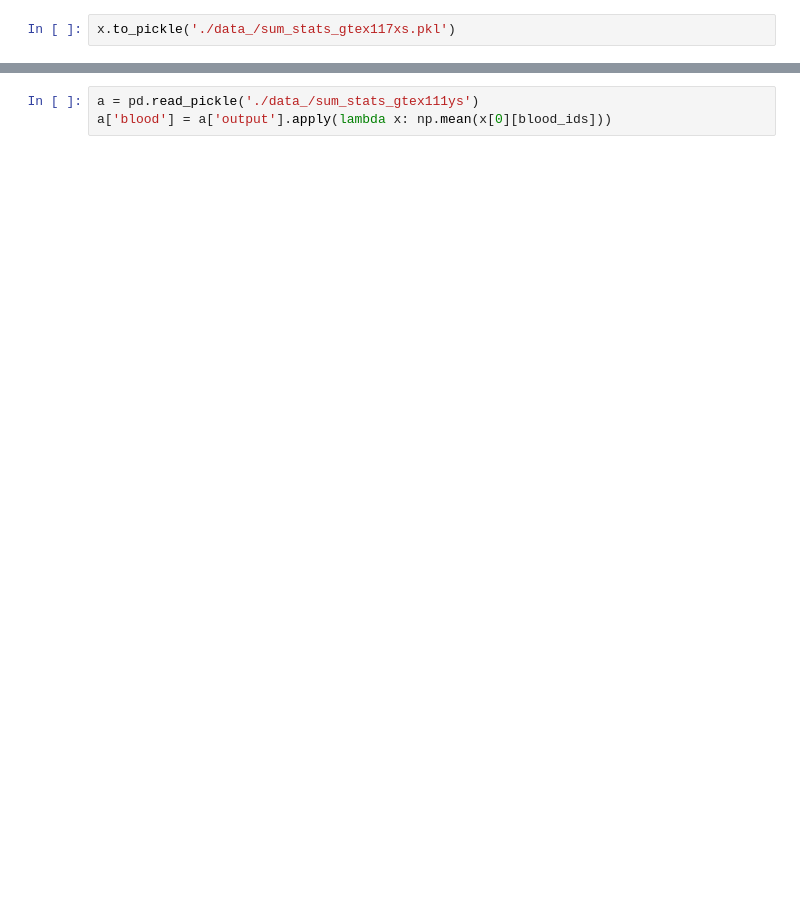
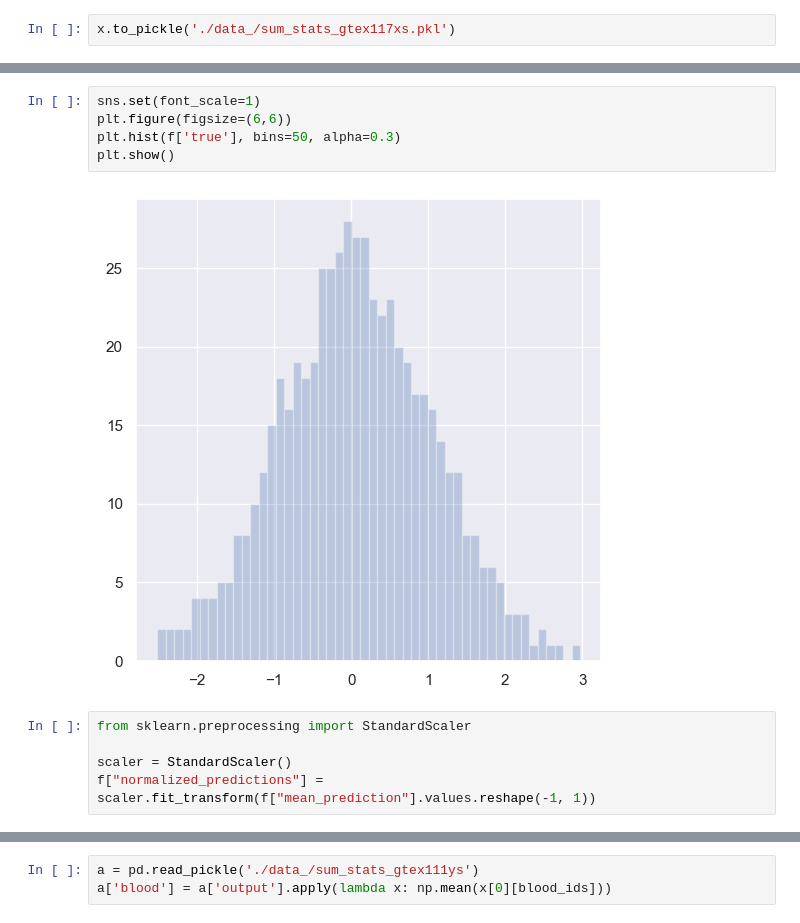
Before and after one commit to Kevinxsn/deep_learning_and_gene_expression, a Jupyter notebook: gtex-Copy1.ipynb, the cells around one changed output, grey strips where cells are left out. Drawn from its saved outputs; the diff is of its cells as text; blank space fills up the shorter version.

```diff
--- a/gtex-Copy1.ipynb
+++ b/gtex-Copy1.ipynb
@@ -339,0 +350,12 @@ e = pd.read_pickle('./data_/sum_stats_chr1_gtex111ys.pkl')
+# %%
+sns.set(font_scale=1)
+plt.figure(figsize=(6,6))
+plt.hist(f['true'], bins=50, alpha=0.3)
+plt.show()
+# %% [output]
+[figure, added]
+# %%
+from sklearn.preprocessing import StandardScaler
+
+scaler = StandardScaler()
+f["normalized_predictions"] = scaler.fit_transform(f["mean_prediction"].values.reshape(-1, 1))
```
Also changed, not shown: parts of 55 cells of this notebook.
